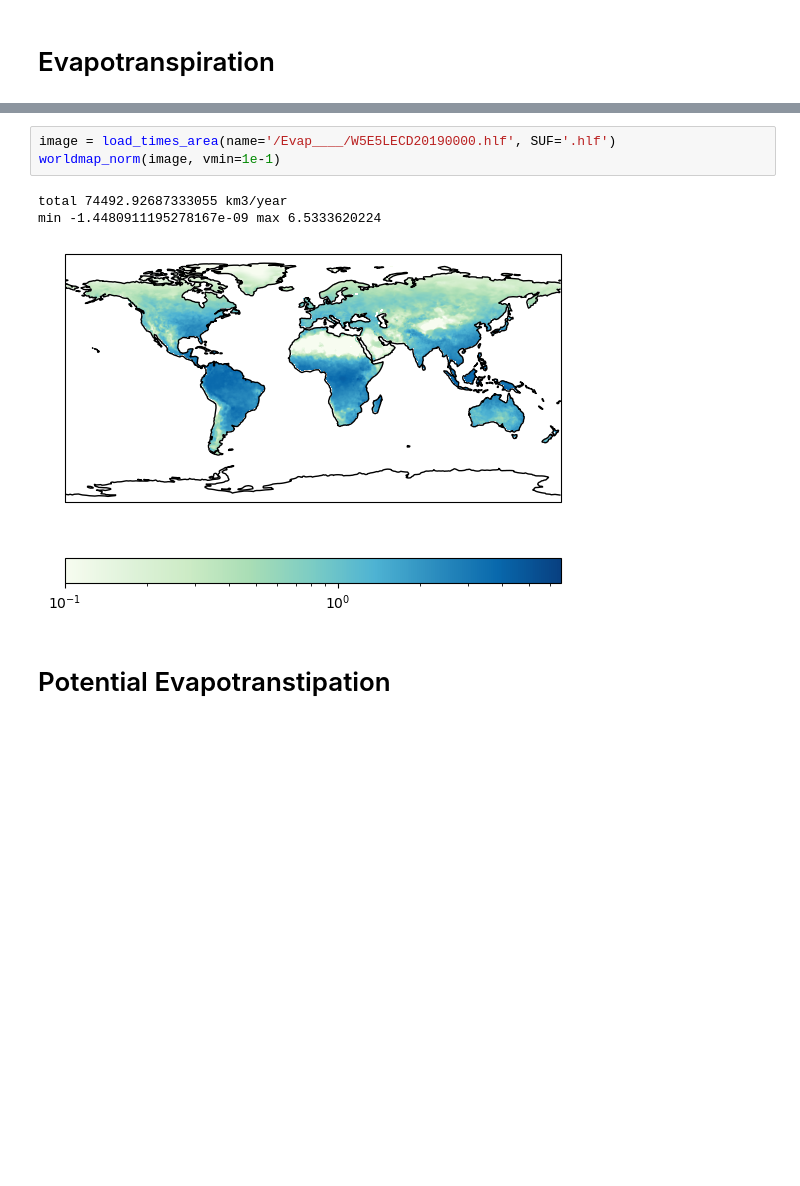
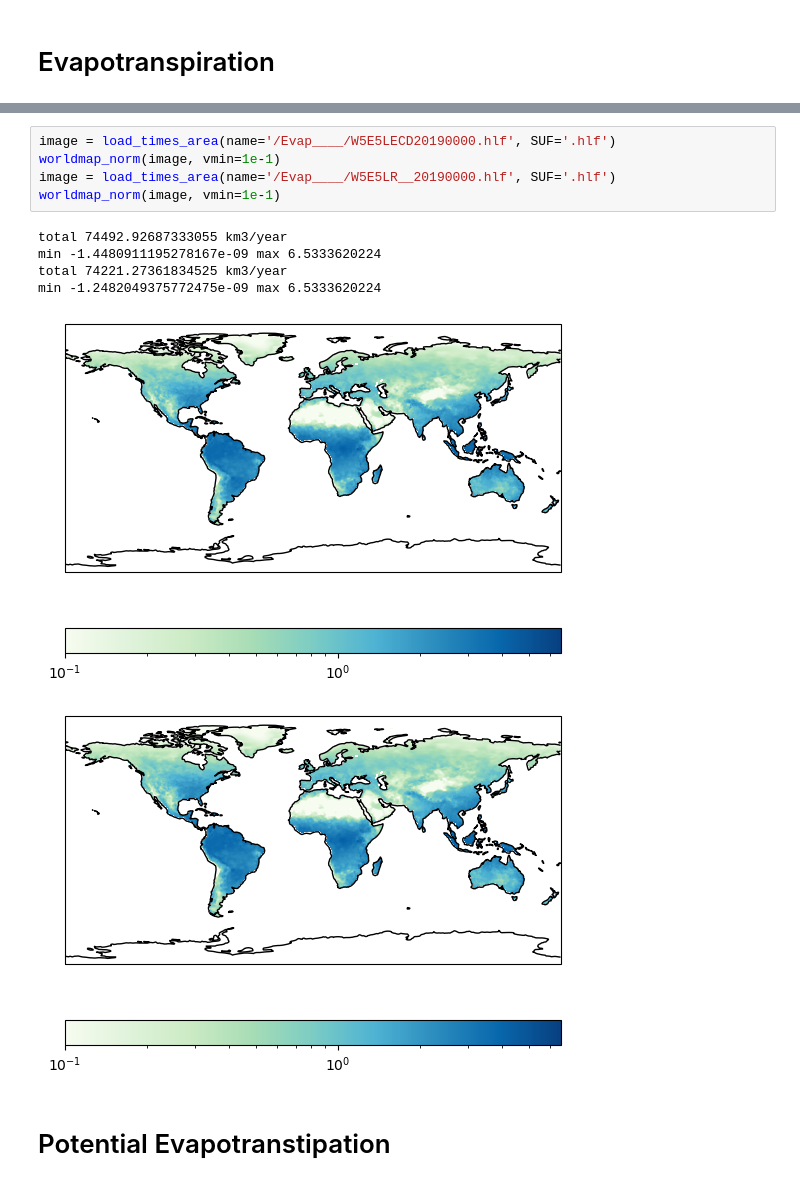
Before and after one commit to HalKiyo/xeno_jupyter_test, a Jupyter notebook: agr/lndout.ipynb, the cells around one changed output, grey strips where cells are left out. Saved outputs shown, nothing was run; the diff lists cells and outputs as text; blank space fills up the shorter version.

```diff
--- a/agr/lndout.ipynb
+++ b/agr/lndout.ipynb
@@ -134,10 +139,15 @@ min 5.174346908926964e-10 max 0.1217909088
 # %%
 image = load_times_area(name='/Evap____/W5E5LECD20190000.hlf', SUF='.hlf')
 worldmap_norm(image, vmin=1e-1)
+image = load_times_area(name='/Evap____/W5E5LR__20190000.hlf', SUF='.hlf')
+worldmap_norm(image, vmin=1e-1)
 # %% [output]
 total 74492.92687333055 km3/year
 min -1.4480911195278167e-09 max 6.5333620224
+total 74221.27361834525 km3/year
+min -1.2482049375772475e-09 max 6.5333620224
 [figure]
+[figure, added]
 # %% [markdown]
 # Potential Evapotranstipation
 # %%
```
Also changed, not shown: parts of 3 cells of this notebook, 3 other files.
